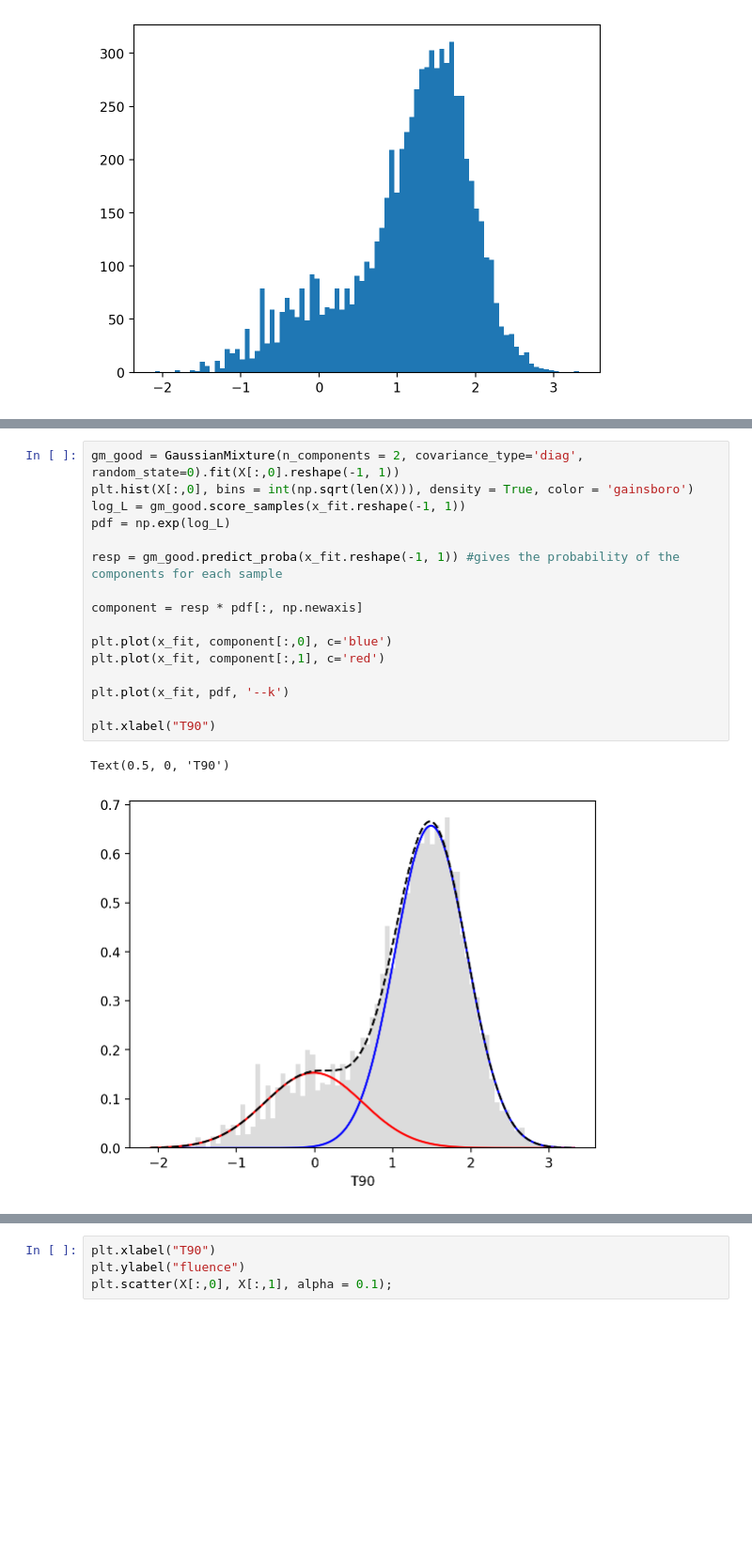
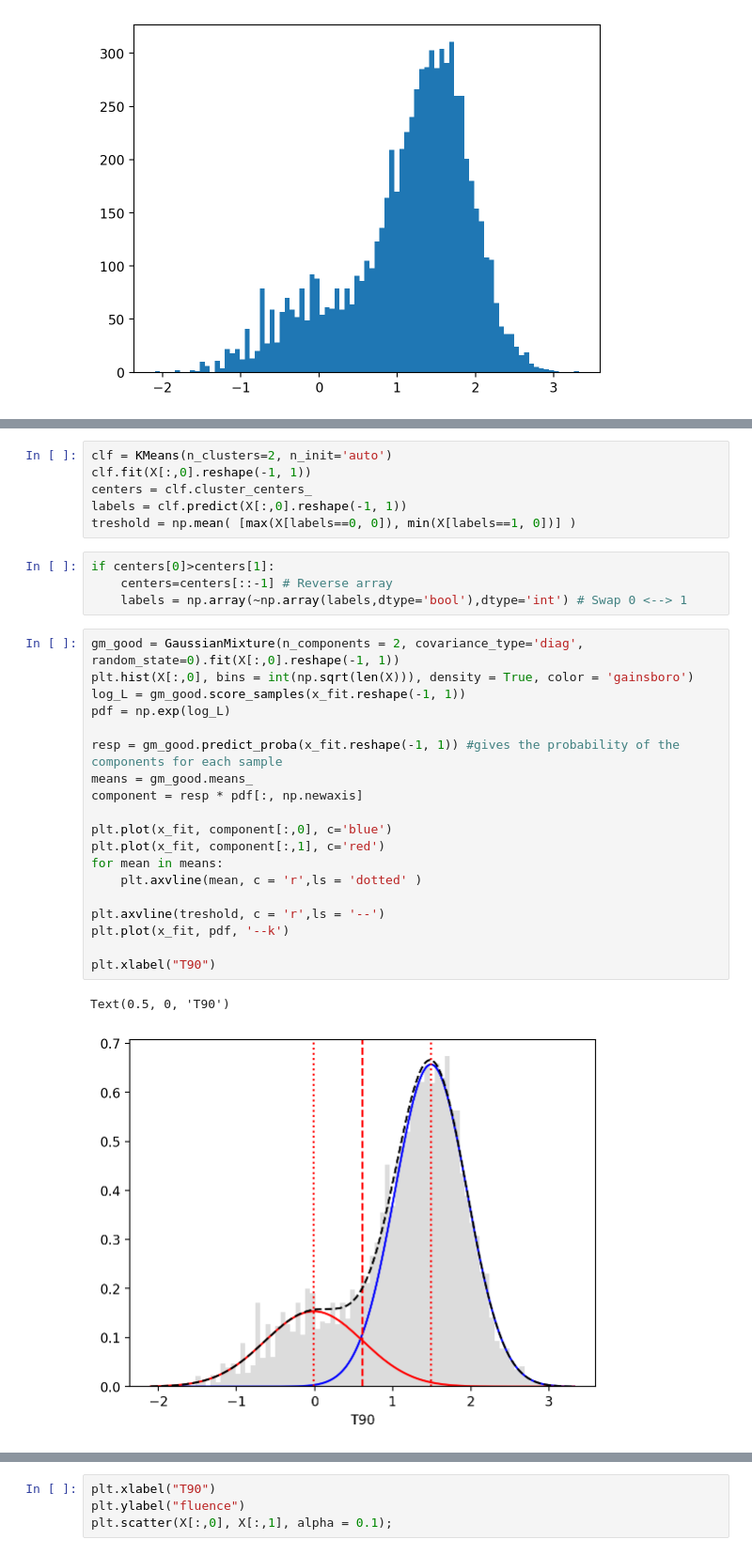
Before and after one commit to EdoSanto/astrostatistics_bicocca_2024, a Jupyter notebook: working/Gamma Ray Bursts.ipynb, the cells around one changed output, grey strips where cells are left out. Shown at 94% size. Saved outputs shown, nothing was run; the diff lists cells and outputs as text; blank space fills up the shorter version.

```diff
--- a/working/Gamma Ray Bursts.ipynb
+++ b/working/Gamma Ray Bursts.ipynb
@@ -96,19 +100,32 @@ plt.plot(NvsAIC[:,0], NvsAIC[:,1])
+# %%
+clf = KMeans(n_clusters=2, n_init='auto')
+clf.fit(X[:,0].reshape(-1, 1))
+centers = clf.cluster_centers_
+labels = clf.predict(X[:,0].reshape(-1, 1))
+treshold = np.mean( [max(X[labels==0, 0]), min(X[labels==1, 0])] )
+# %%
+if centers[0]>centers[1]:
+    centers=centers[::-1] # Reverse array
+    labels = np.array(~np.array(labels,dtype='bool'),dtype='int') # Swap 0 <--> 1
 # %%
 gm_good = GaussianMixture(n_components = 2, covariance_type='diag', random_state=0).fit(X[:,0].reshape(-1, 1))
 plt.hist(X[:,0], bins = int(np.sqrt(len(X))), density = True, color = 'gainsboro')
 log_L = gm_good.score_samples(x_fit.reshape(-1, 1))
 pdf = np.exp(log_L)
 
 resp = gm_good.predict_proba(x_fit.reshape(-1, 1)) #gives the probability of the components for each sample
-
+means = gm_good.means_
 component = resp * pdf[:, np.newaxis]
 
 plt.plot(x_fit, component[:,0], c='blue')
 plt.plot(x_fit, component[:,1], c='red')
+for mean in means:
+    plt.axvline(mean, c = 'r',ls = 'dotted' )
 
+plt.axvline(treshold, c = 'r',ls = '--')
 plt.plot(x_fit, pdf, '--k')
 
 plt.xlabel("T90")
 # %% [output]
 Text(0.5, 0, 'T90')
-[figure, old version]
+[figure, new version]
```
Also changed, not shown: parts of 11 cells of this notebook, 1 other file.
